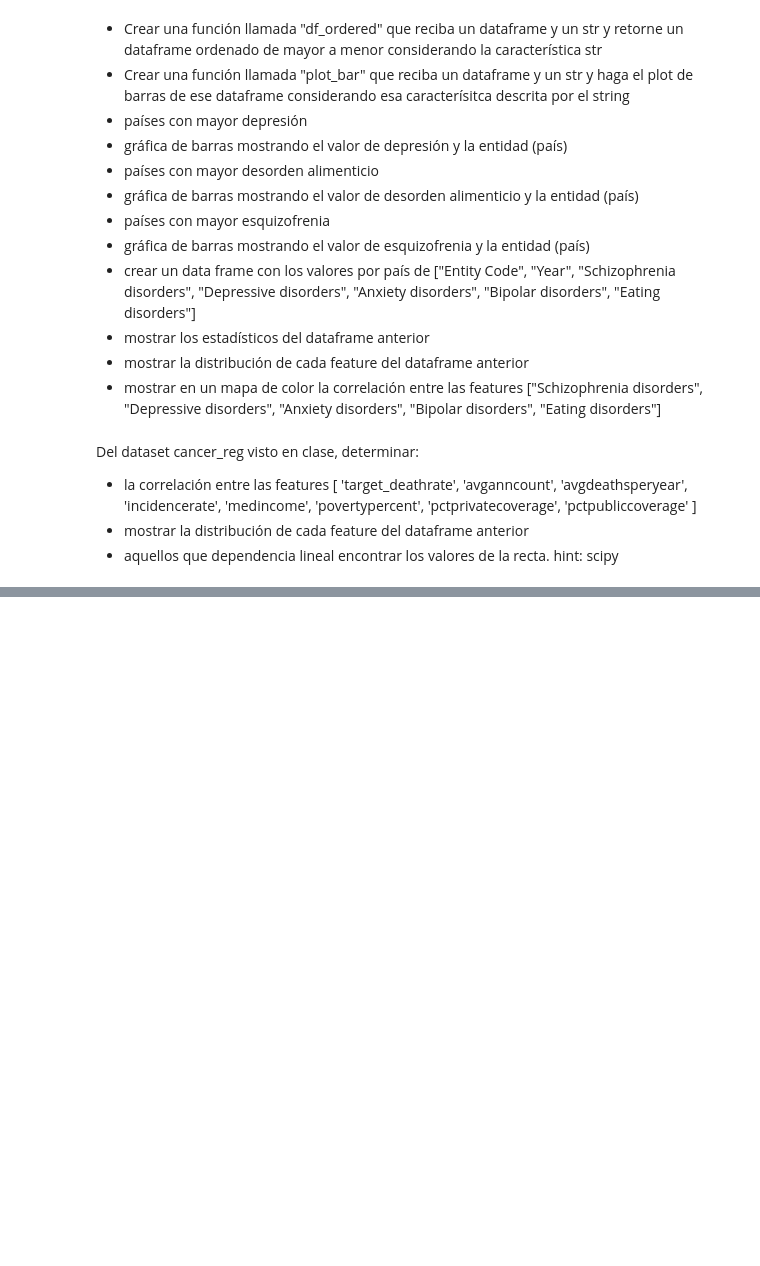
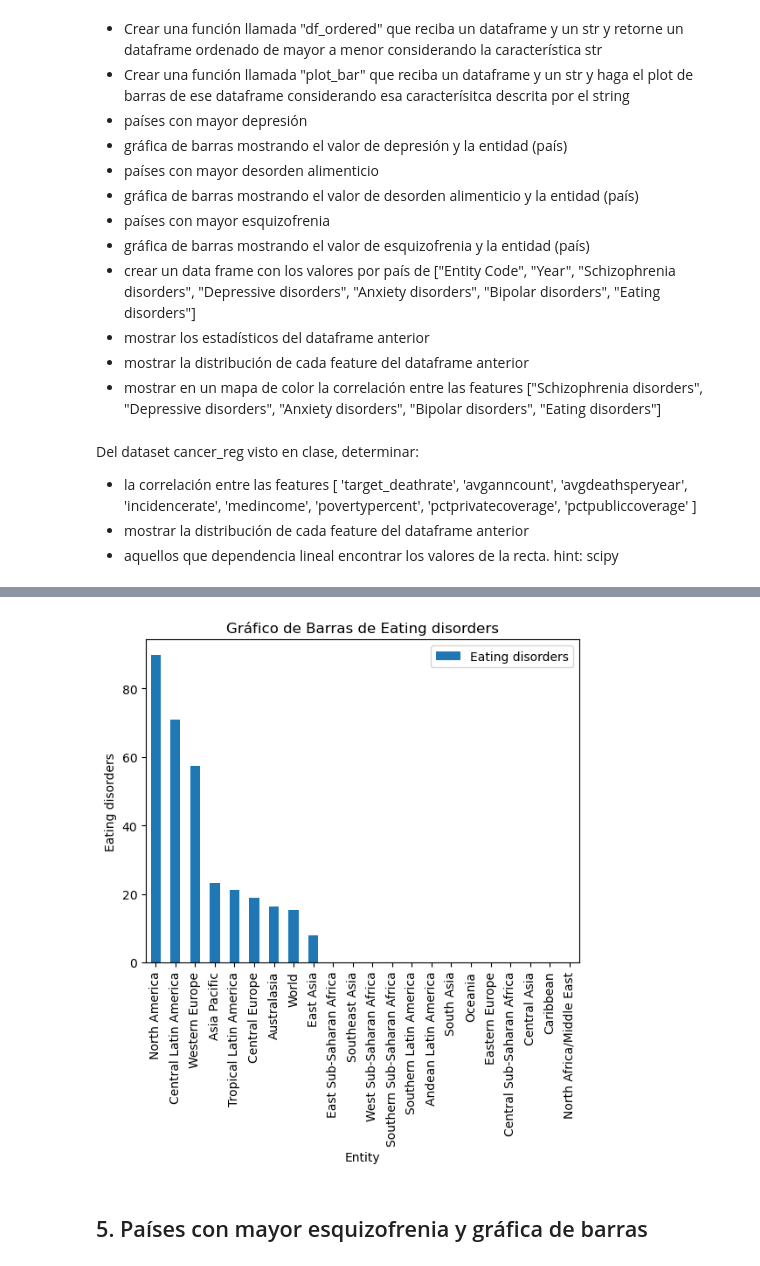
Before and after one commit to Fernando-JAL/Neurociencias-2025-1, a Jupyter notebook: S_04_Examenes/Parcial_2do/Parcial_2do.ipynb, the cells around one changed output, grey strips where cells are left out. Cells and saved outputs as stored; diff of their text form; code cells hidden in the pictures; blank space fills up the shorter version.

```diff
--- a/S_04_Examenes/Parcial_2do/Parcial_2do.ipynb
+++ b/S_04_Examenes/Parcial_2do/Parcial_2do.ipynb
@@ -27,0 +139,4 @@ hint: scipy
+# %%
+Desorden_alimenticio = df_ordered(AP_Mental_Illnesses, "Eating disorders")
+Desorden_alimenticio = Desorden_alimenticio[['Entity', 'Eating disorders']]
+Desorden_alimenticio
@@ -27,0 +161,5 @@ hint: scipy
+# %%
+plot_bar(Desorden_alimenticio, "Eating disorders")
+#plot_bar(mental_illnesses_ordenado[:20], 'Eating disorders (share of population) - Sex: Both - Age: Age-standardized')
+# %% [output]
+[figure, added]
@@ -27,0 +172,2 @@ hint: scipy
+# %% [markdown]
+## 5. Países con mayor esquizofrenia y gráfica de barras
```
Also changed, not shown: parts of 38 cells of this notebook.
